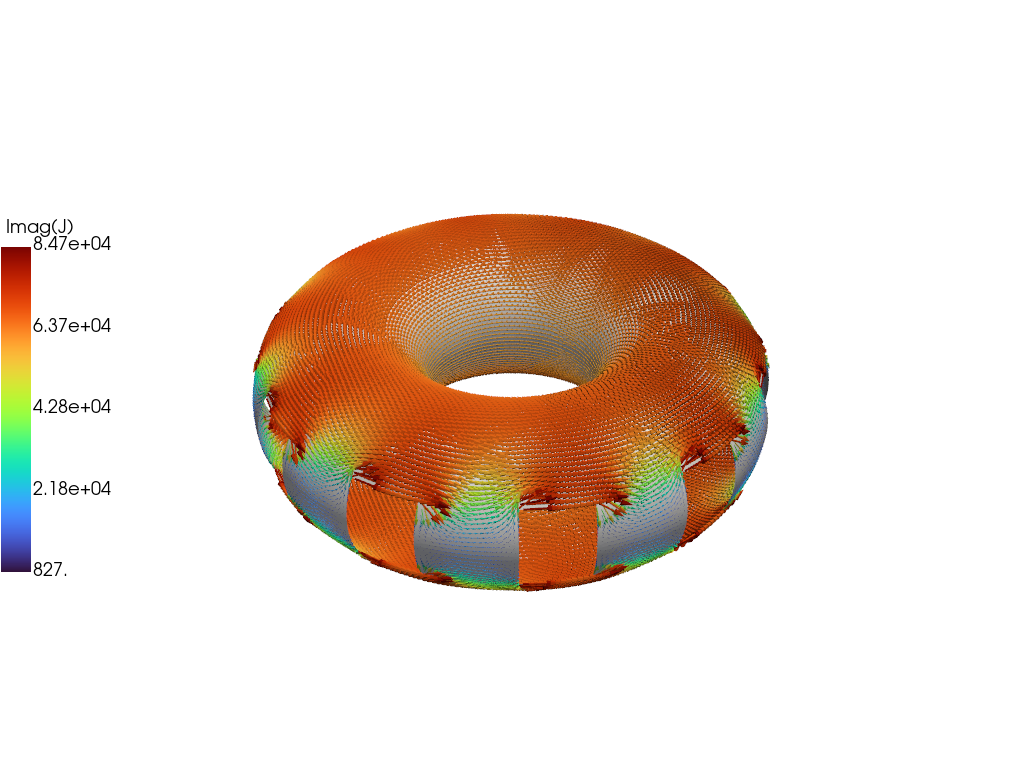
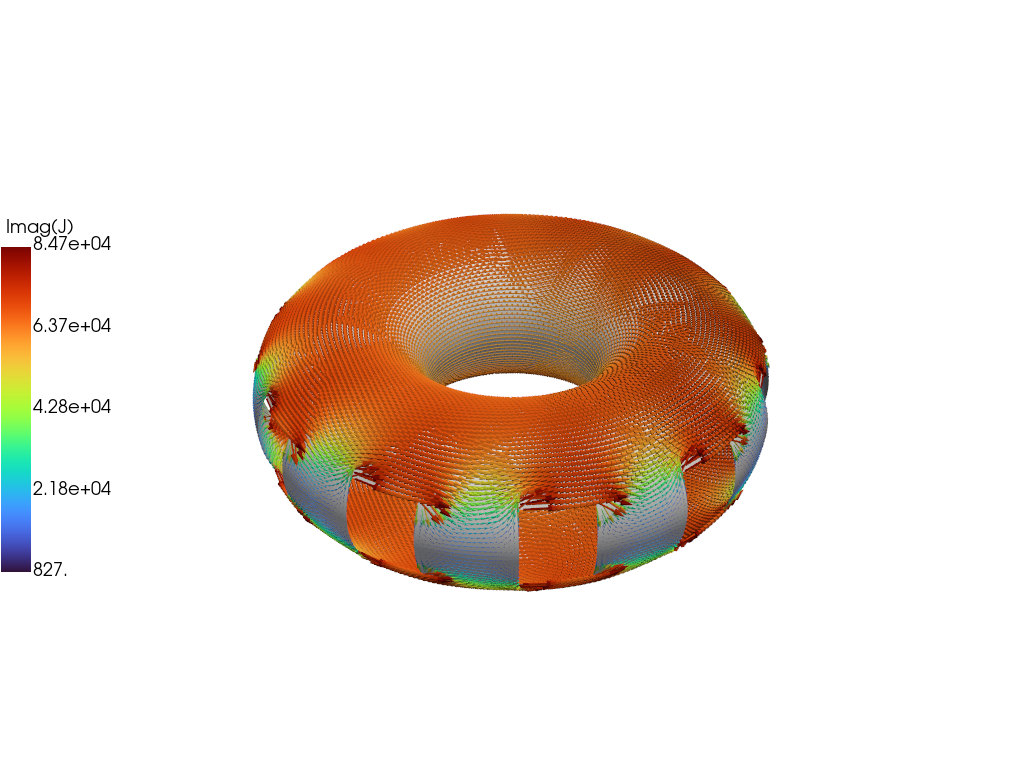
The change to this notebook cell's code, shown as a diff; its figure went from the first image to the second:
--- before
+++ after
@@ -1,11 +1,12 @@
-grid = plot_data['ThinCurr']['smesh'].get_pyvista_grid()
-J_01 = plot_data['ThinCurr']['smesh'].get_field('J_01_v')
-
-p = pyvista.Plotter()
-grid["vectors"] = J_01
-grid.set_active_vectors("vectors")
-scale = 0.2/(np.linalg.norm(J_01,axis=1)).max()
-arrows = grid.glyph(scale="vectors", orient="vectors", factor=scale)
-p.add_mesh(arrows, cmap="turbo", scalar_bar_args={'title': "Imag(J)", "vertical": True, "position_y":0.25, "position_x": 0.0})
-p.add_mesh(grid, color="white", opacity=1.0, show_edges=False)
-p.show()
+if have_pyvista:
+    grid = plot_data['ThinCurr']['smesh'].get_pyvista_grid()
+    J_01 = plot_data['ThinCurr']['smesh'].get_field('J_01_v')
+    
+    p = pyvista.Plotter()
+    grid["vectors"] = J_01
+    grid.set_active_vectors("vectors")
+    scale = 0.2/(np.linalg.norm(J_01,axis=1)).max()
+    arrows = grid.glyph(scale="vectors", orient="vectors", factor=scale)
+    p.add_mesh(arrows, cmap="turbo", scalar_bar_args={'title': "Imag(J)", "vertical": True, "position_y":0.25, "position_x": 0.0})
+    p.add_mesh(grid, color="white", opacity=1.0, show_edges=False)
+    p.show()

Commit: Update examples